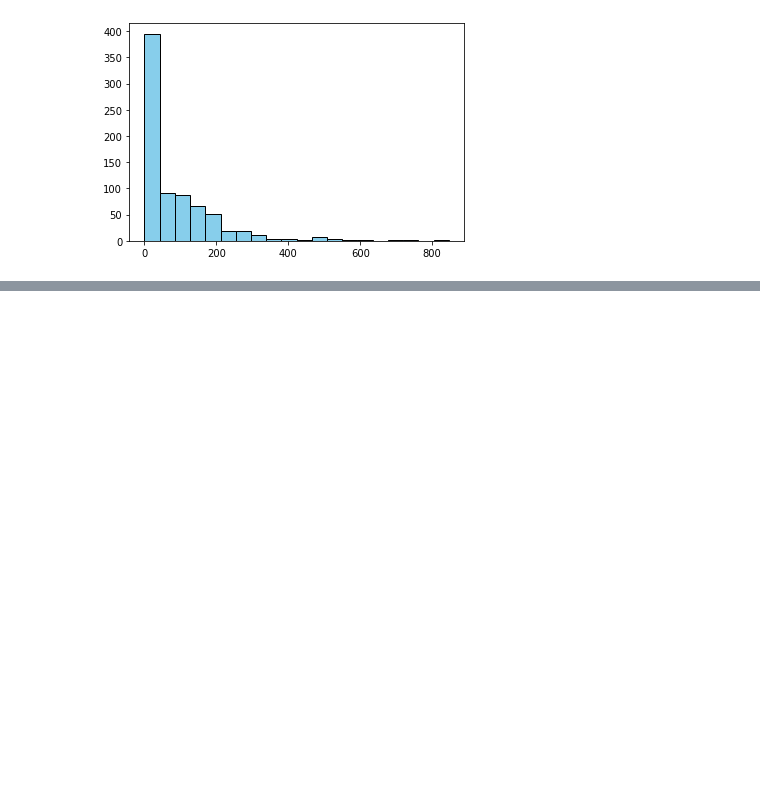
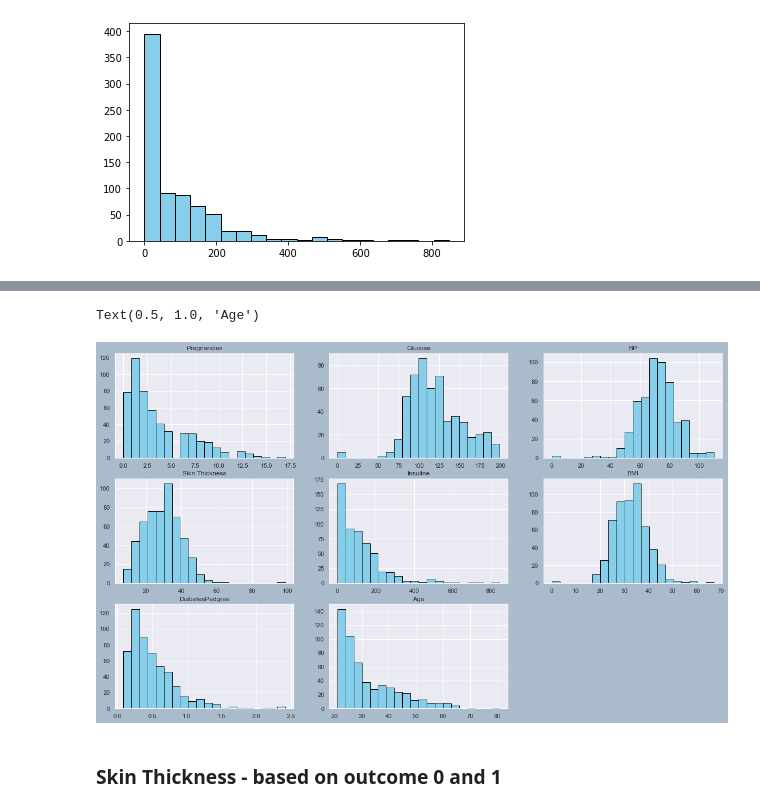
Before and after one commit to VibhuAg/diabetes-prediction, a Jupyter notebook: Final_Project.ipynb, the cells around one changed output, grey strips where cells are left out. Saved outputs shown, nothing was run; the diff lists cells and outputs as text; code cells hidden in the pictures; blank space fills up the shorter version.

```diff
--- a/Final_Project.ipynb
+++ b/Final_Project.ipynb
@@ -111,0 +129,37 @@ Text(0.5, 1.0, 'Age')
+# %%
+fig = plt.figure(figsize=(20,12))
+grid = fig.add_gridspec(3,3)
+
+f1 = fig.add_subplot(grid[0,0])
+f2 = fig.add_subplot(grid[0,1])
+f3 = fig.add_subplot(grid[0,2])
+f4 = fig.add_subplot(grid[1,0])
+f5 = fig.add_subplot(grid[1,1])
+f6 = fig.add_subplot(grid[1,2])
+f7 = fig.add_subplot(grid[2,0])
+f8 = fig.add_subplot(grid[2,1])
+
+
+fig.patch.set_facecolor("#aabbcc")
+
+f1.hist(temp['Pregnancies'], bins = 20, ec="black", color = "skyblue")
+f1.set_title("Pregnancies")
+f2.hist(temp['Glucose'], bins = 20, ec="black", color = "skyblue")
+f2.set_title("Glucose")
+f3.hist(temp['BloodPressure'], bins = 20, ec="black", color = "skyblue")
+f3.set_title("BP")
+f4.hist(temp['SkinThickness'], bins = 20, ec="black", color = "skyblue")
+f4.set_title("Skin Thickness")
+f5.hist(temp['Insulin'], bins = 20, ec="black", color = "skyblue")
+f5.set_title("Insuline")
+f6.hist(temp['BMI'], bins = 20, ec="black", color = "skyblue")
+f6.set_title("BMI")
+f7.hist(temp['DiabetesPedigreeFunction'], bins = 20, ec="black", color = "skyblue")
+f7.set_title("DiabetesPedgree")
+f8.hist(temp['Age'], bins = 20, ec="black", color = "skyblue")
+f8.set_title("Age")
+# %% [output]
+Text(0.5, 1.0, 'Age')
+[figure, added]
+# %% [markdown]
+### Skin Thickness - based on outcome 0 and 1
```
Also changed, not shown: parts of 30 cells of this notebook.
